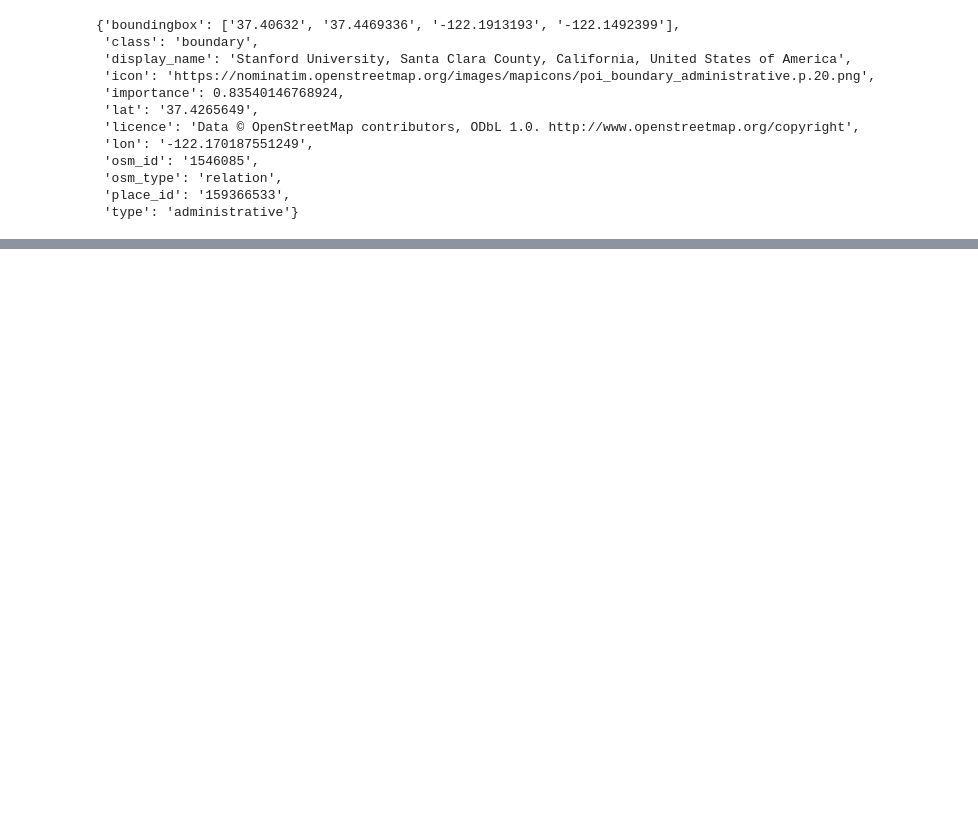
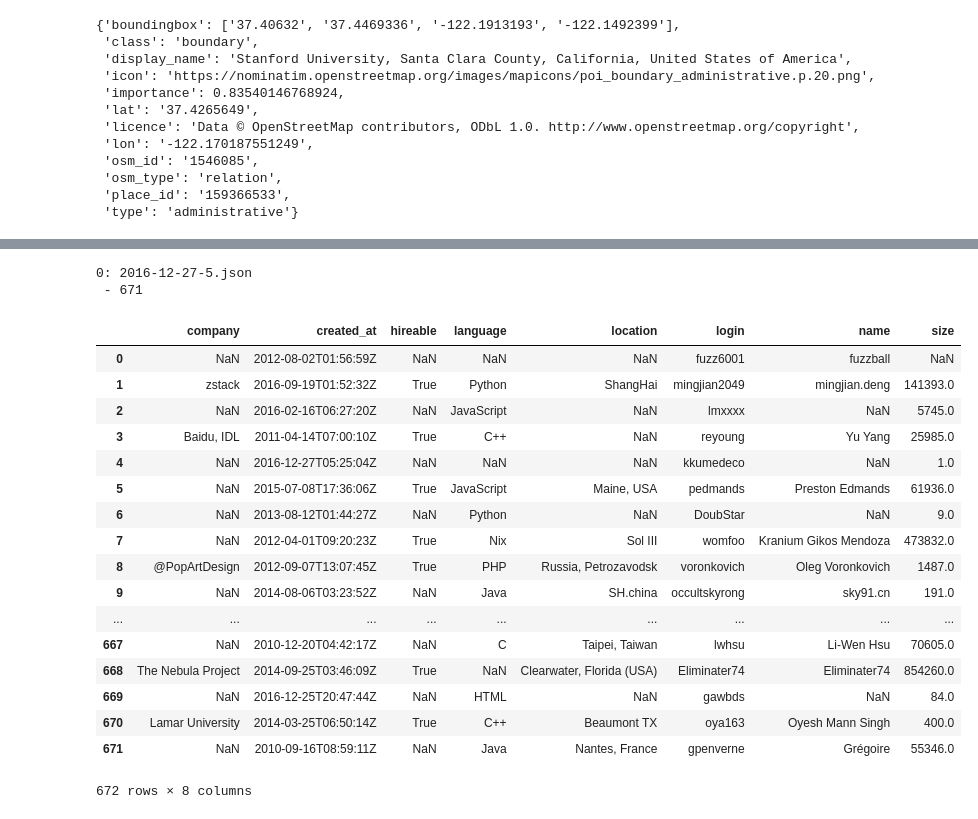
Before and after one commit to jebradbury39/GithubAnalysis, a Jupyter notebook: Data Collection and Cleaning.ipynb, the cells around one changed output, grey strips where cells are left out. Cells and saved outputs as stored; diff of their text form; code cells hidden in the pictures; blank space fills up the shorter version.

```diff
--- a/Data Collection and Cleaning.ipynb
+++ b/Data Collection and Cleaning.ipynb
@@ -151,0 +279,73 @@ location.raw
+# %%
+for i in range(len(filenames)):
+    filename = filenames[i]
+    data = pd.read_json("/share/GithubAnalysis/" + filename, lines=True)
+    sample = data.sample(n=672)
+
+    print("\n" + str(i) + ": " + filename)
+    langSeries = []
+    sizeSeries = []
+
+    locationSeries = []
+    createdAtSeries = []
+    loginSeries = []
+    nameSeries = []
+    companySeries = []
+    hireableSeries = []
+
+    for j in range(len(sample)):
+        sys.stdout.write("\r - %i" % j)
+        sys.stdout.flush()
+
+        actor = sample["actor"].iloc[j]
+        actorReq = makeCall(actor["url"])
+        locationSeries.append(actorReq["location"])
+        createdAtSeries.append(actorReq["created_at"])
+        loginSeries.append(actorReq["login"])
+        nameSeries.append(actorReq["name"])
+        companySeries.append(actorReq["company"])
+        hireableSeries.append(actorReq["hireable"])
+
+        repo = sample["repo"].iloc[j]
+        repoReq = makeCall(repo["url"])
+        langSeries.append(repoReq["language"])
+        sizeSeries.append(repoReq["size"])
+
+    seriesDf = pd.DataFrame({
+        "language": langSeries,
+        "size": sizeSeries,
+        "location": locationSeries,
+        "created_at": createdAtSeries,
+        "login": loginSeries,
+        "name": nameSeries,
+        "company": companySeries,
+        "hireable": hireableSeries
+    })
+    seriesDf.to_csv("/share/GithubAnalysis/called/" + filename.rstrip(".json") + ".csv", sep=",")
+    break
+# %% [output]
+0: 2016-12-27-5.json
+ - 671
+# %%
+test = pd.read_csv("/share/GithubAnalysis/called/2016-12-27-5.csv", index_col=0)
+# %%
+test
+# %% [output]
+|  | company | created_at | hireable | language | location | login | name | size |
+| 0 | NaN | 2012-08-02T01:56:59Z | NaN | NaN | NaN | fuzz6001 | fuzzball | NaN |
+| 1 | zstack | 2016-09-19T01:52:32Z | True | Python | ShangHai | mingjian2049 | mingjian.deng | 141393.0 |
+| 2 | NaN | 2016-02-16T06:27:20Z | NaN | JavaScript | NaN | lmxxxx | NaN | 5745.0 |
+| 3 | Baidu, IDL | 2011-04-14T07:00:10Z | True | C++ | NaN | reyoung | Yu Yang | 25985.0 |
+| 4 | NaN | 2016-12-27T05:25:04Z | NaN | NaN | NaN | kkumedeco | NaN | 1.0 |
+| 5 | NaN | 2015-07-08T17:36:06Z | True | JavaScript | Maine, USA | pedmands | Preston Edmands | 61936.0 |
+| 6 | NaN | 2013-08-12T01:44:27Z | NaN | Python | NaN | DoubStar | NaN | 9.0 |
+| 7 | NaN | 2012-04-01T09:20:23Z | True | Nix | Sol III | womfoo | Kranium Gikos Mendoza | 473832.0 |
+| 8 | @PopArtDesign | 2012-09-07T13:07:45Z | True | PHP | Russia, Petrozavodsk | voronkovich | Oleg Voronkovich | 1487.0 |
+| 9 | NaN | 2014-08-06T03:23:52Z | NaN | Java | SH.china | occultskyrong | sky91.cn | 191.0 |
+| ... | ... | ... | ... | ... | ... | ... | ... | ... |
+| 667 | NaN | 2010-12-20T04:42:17Z | NaN | C | Taipei, Taiwan | lwhsu | Li-Wen Hsu | 70605.0 |
+| 668 | The Nebula Project | 2014-09-25T03:46:09Z | True | NaN | Clearwater, Florida (USA) | Eliminater74 | Eliminater74 | 854260.0 |
+| 669 | NaN | 2016-12-25T20:47:44Z | NaN | HTML | NaN | gawbds | NaN | 84.0 |
+| 670 | Lamar University | 2014-03-25T06:50:14Z | True | C++ | Beaumont TX | oya163 | Oyesh Mann Singh | 400.0 |
+| 671 | NaN | 2010-09-16T08:59:11Z | NaN | Java | Nantes, France | gpenverne | Grégoire | 55346.0 |
+672 rows × 8 columns
```
Also changed, not shown: parts of 18 cells of this notebook.
